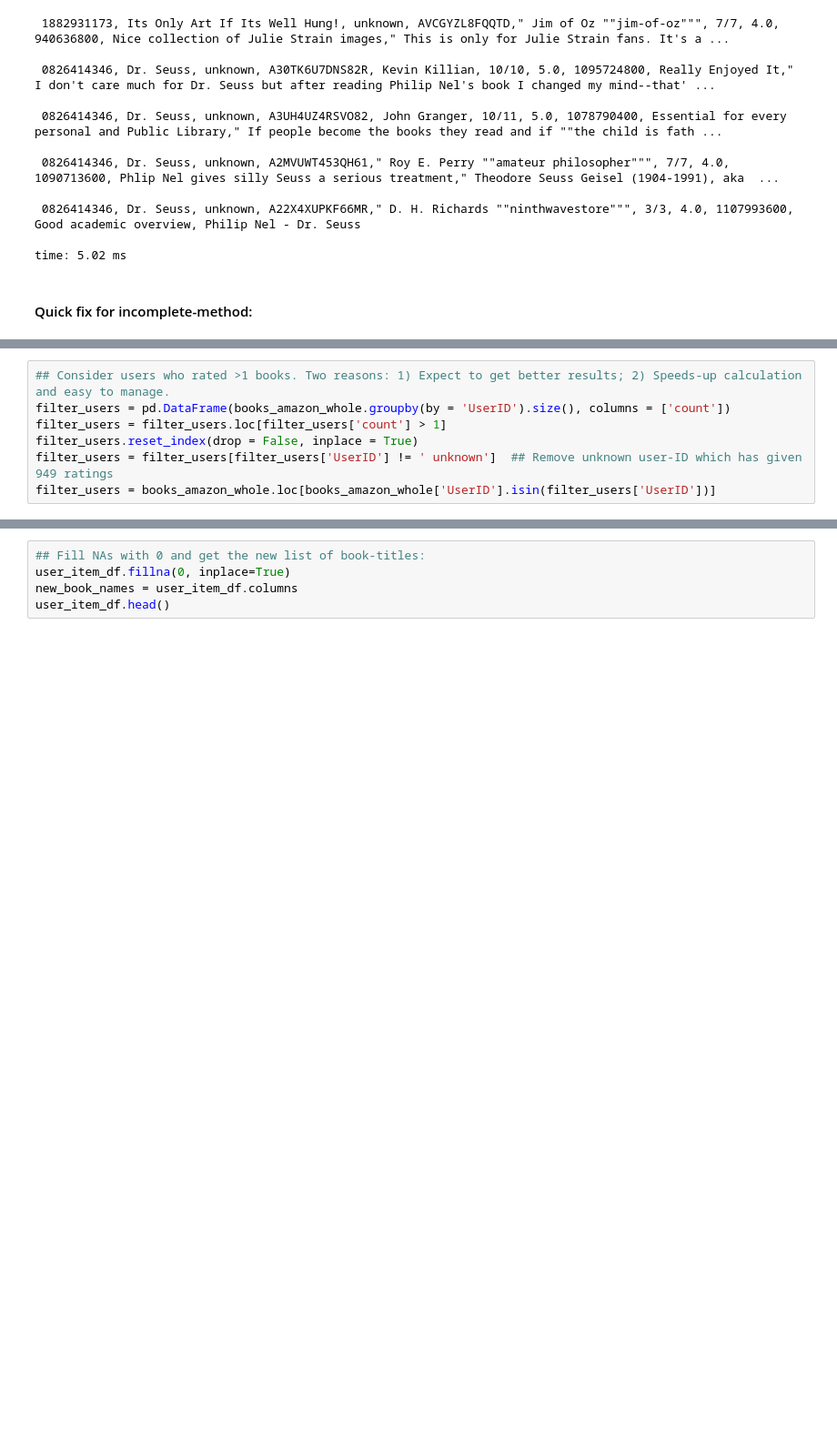
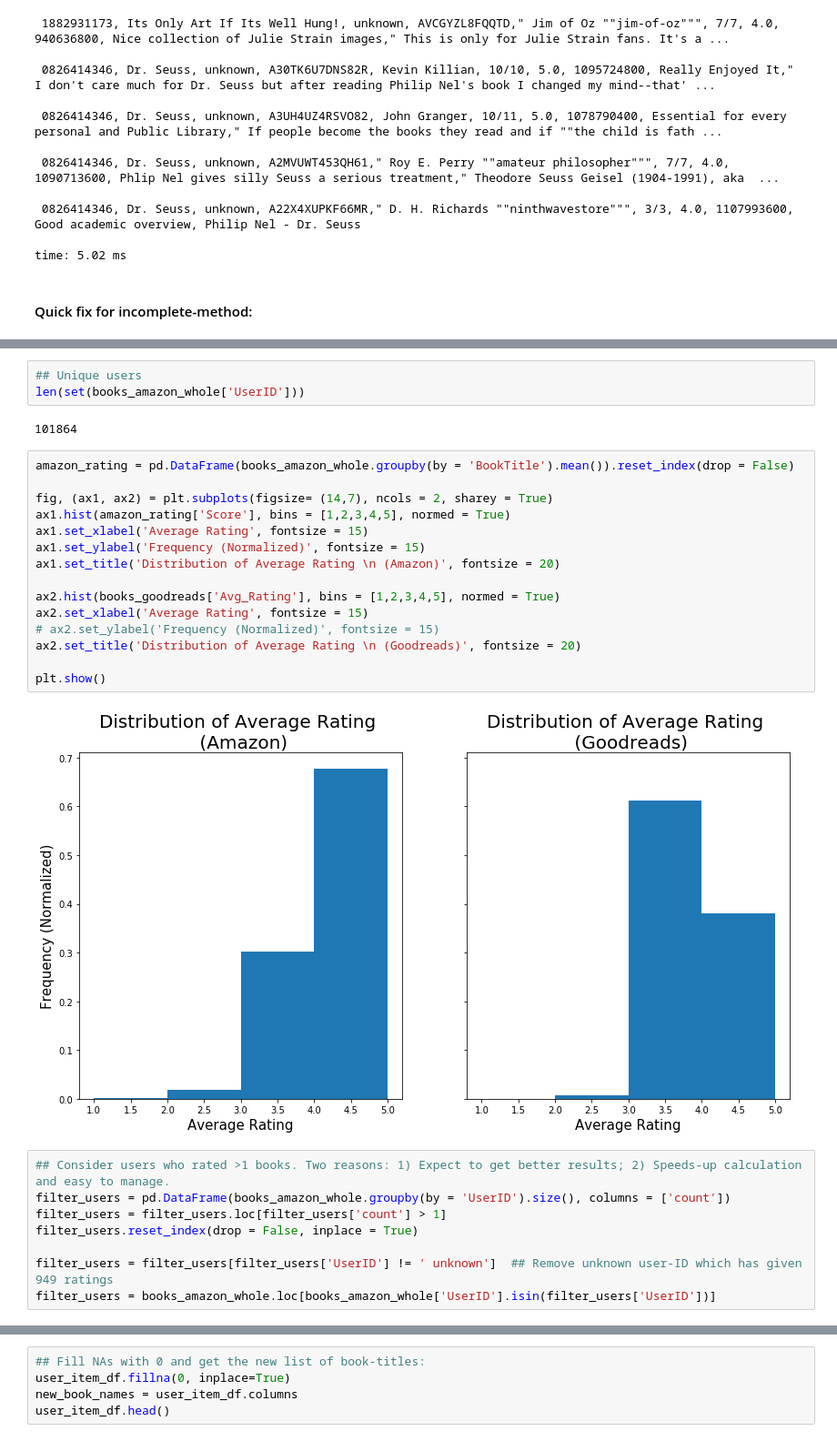
Before and after one commit to Mehul903/Book-Recommender-System, a Jupyter notebook: notebooks/Analysis.ipynb, the cells around one changed output, grey strips where cells are left out. Shown at 91% size. Cells and saved outputs as stored; diff of their text form; blank space fills up the shorter version.

Commit message:
Some modifications in plots.

```diff
--- a/notebooks/Analysis.ipynb
+++ b/notebooks/Analysis.ipynb
@@ -152,7 +148,30 @@ time: 12.5 s
+# %%
+## Unique users
+len(set(books_amazon_whole['UserID']))
+# %% [output]
+101864
+# %%
+amazon_rating = pd.DataFrame(books_amazon_whole.groupby(by = 'BookTitle').mean()).reset_index(drop = False)
+
+fig, (ax1, ax2) = plt.subplots(figsize= (14,7), ncols = 2, sharey = True)
+ax1.hist(amazon_rating['Score'], bins = [1,2,3,4,5], normed = True)
+ax1.set_xlabel('Average Rating', fontsize = 15)
+ax1.set_ylabel('Frequency (Normalized)', fontsize = 15)
+ax1.set_title('Distribution of Average Rating \n (Amazon)', fontsize = 20)
+
+ax2.hist(books_goodreads['Avg_Rating'], bins = [1,2,3,4,5], normed = True)
+ax2.set_xlabel('Average Rating', fontsize = 15)
+# ax2.set_ylabel('Frequency (Normalized)', fontsize = 15)
+ax2.set_title('Distribution of Average Rating \n (Goodreads)', fontsize = 20)
+
+plt.show()
+# %% [output]
+[figure, added]
 # %%
 ## Consider users who rated >1 books. Two reasons: 1) Expect to get better results; 2) Speeds-up calculation and easy to manage.
 filter_users = pd.DataFrame(books_amazon_whole.groupby(by = 'UserID').size(), columns = ['count'])
 filter_users = filter_users.loc[filter_users['count'] > 1]
 filter_users.reset_index(drop = False, inplace = True)
+
 filter_users = filter_users[filter_users['UserID'] != ' unknown']  ## Remove unknown user-ID which has given 949 ratings
 filter_users = books_amazon_whole.loc[books_amazon_whole['UserID'].isin(filter_users['UserID'])]
```
Also changed, not shown: parts of 12 cells of this notebook.
